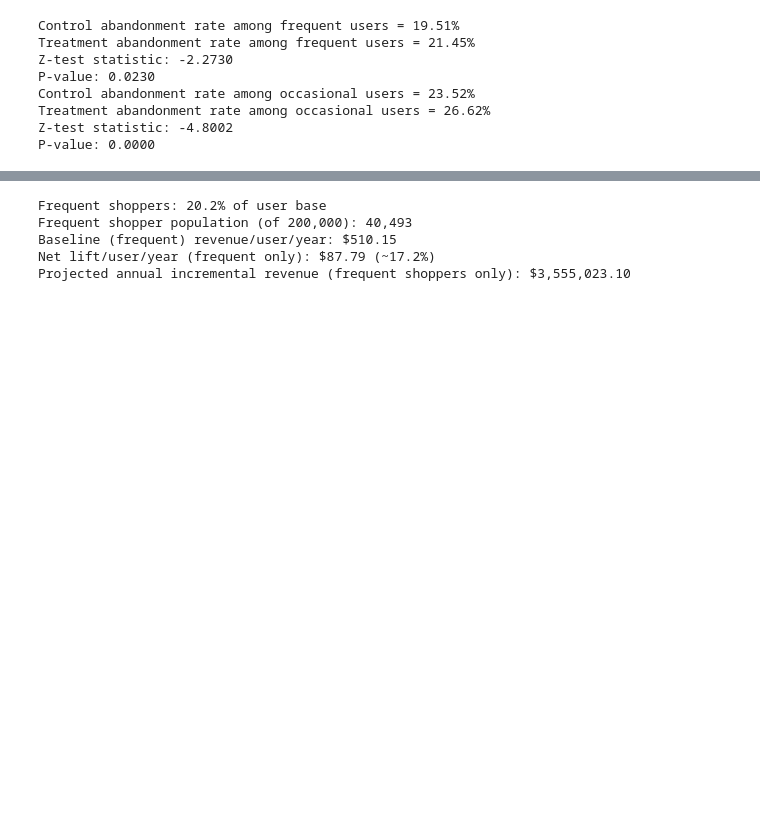
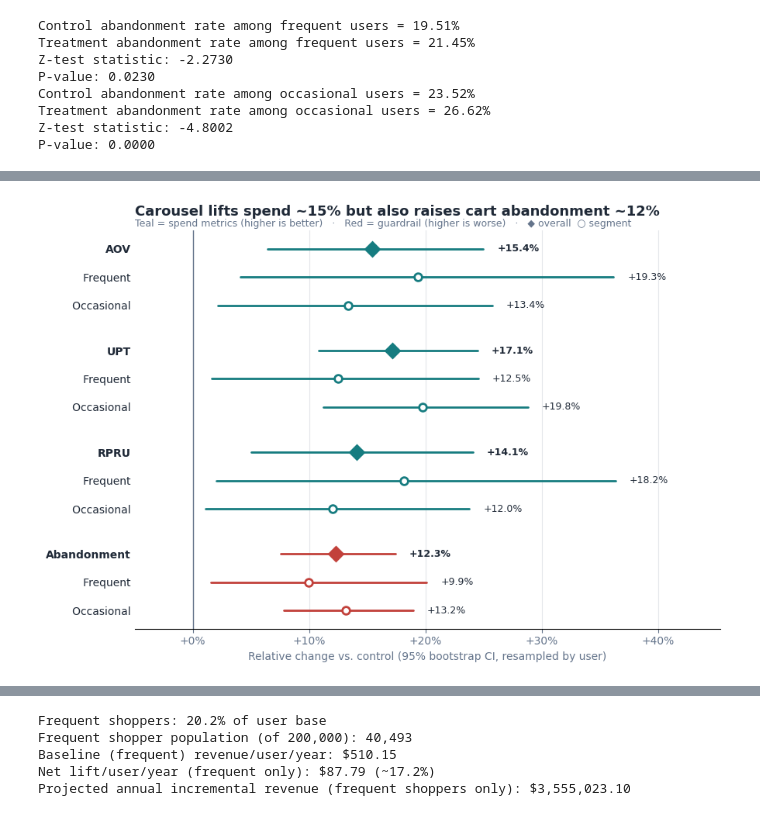
Before and after one commit to danieligbokwe/personalized-checkout-ab-test, a Jupyter notebook: notebooks/analysis.ipynb, the cells around one changed output, grey strips where cells are left out. Cells and saved outputs as stored; diff of their text form; code cells hidden in the pictures; blank space fills up the shorter version.

```diff
--- a/notebooks/analysis.ipynb
+++ b/notebooks/analysis.ipynb
@@ -3,3 +23,8 @@ import numpy as np
 import pandas as pd
 from scipy.stats import chisquare, ttest_ind
 from statsmodels.stats.proportion import proportions_ztest
+import matplotlib.pyplot as plt
+import statsmodels.api as sm
+from statsmodels.stats.multitest import multipletests
+
+RNG = np.random.default_rng(42)
@@ -380,0 +484,15 @@ P-value: 0.0000
+# %%
+segment_tests = {
+    'AOV — frequent':          ttest_ind(freq_control_amounts, freq_treatment_amounts, equal_var=False).pvalue,
+    'AOV — occasional':        ttest_ind(occ_control_amounts, occ_treatment_amounts, equal_var=False).pvalue,
+    'RPRU — frequent':         ttest_ind(freq_control_spend, freq_treatment_spend, equal_var=False).pvalue,
+    'RPRU — occasional':       ttest_ind(occ_control_spend, occ_treatment_spend, equal_var=False).pvalue,
+    'Abandonment — frequent':  proportions_ztest(count=freq_abandonments, nobs=freq_sessions)[1],
+    'Abandonment — occasional': proportions_ztest(count=occ_abandonments, nobs=occ_sessions)[1],
+}
+reject, p_holm, _, _ = multipletests(list(segment_tests.values()), alpha=0.05, method='holm')
+holm = pd.DataFrame({'raw_p': segment_tests.values(), 'holm_p': p_holm, 'significant': reject},
+                    index=segment_tests.keys())
+holm.round(4)
+# After correction, only the occasional-shopper abandonment increase remains significant.
+# Segment-level spend lifts should be treated as exploratory, not confirmed.
@@ -380,0 +572,43 @@ P-value: 0.0000
+# %%
+# Summary chart: relative lift vs. control with 95% CI (also used in the README)
+SPEND, GUARD, INK, MUTED, GRID = '#167C80', '#C2413B', '#1F2937', '#64748B', '#E5E7EB'
+
+fig, ax = plt.subplots(figsize=(9, 6.2))
+y, yticks, ylabels = 0, [], []
+for metric in METRICS:
+    color = GUARD if metric == 'Abandonment' else SPEND
+    for _, r in lifts[lifts['metric'] == metric].iterrows():
+        overall = r['segment'] == 'Overall'
+        ax.plot([r['ci_low'], r['ci_high']], [y, y], color=color, lw=2, solid_capstyle='round')
+        ax.plot(r['lift'], y, marker='D' if overall else 'o', ms=9 if overall else 7,
+                color=color if overall else 'white', mec=color, mew=2, zorder=3)
+        ax.text(r['ci_high'] + 0.012, y, f"{r['lift']:+.1%}", va='center', fontsize=9,
+                color=INK, fontweight='bold' if overall else 'normal')
+        yticks.append(y)
+        ylabels.append(f"{metric}" if overall else f"   {r['segment']}")
+        y -= 1
+    y -= 0.6
+
+ax.axvline(0, color=MUTED, lw=1)
+ax.set_yticks(yticks, ylabels)
+for lbl in ax.get_yticklabels():
+    if not lbl.get_text().startswith(' '):
+        lbl.set_fontweight('bold')
+ax.xaxis.set_major_formatter(plt.FuncFormatter(lambda v, _: f'{v:+.0%}'))
+ax.set_xlim(min(-0.05, lifts['ci_low'].min() - 0.02), lifts['ci_high'].max() + 0.09)
+ax.grid(axis='x', color=GRID, lw=0.8)
+ax.set_axisbelow(True)
+for s in ('top', 'right', 'left'):
+    ax.spines[s].set_visible(False)
+ax.tick_params(axis='y', length=0, colors=INK)
+ax.tick_params(axis='x', colors=MUTED)
+ax.set_xlabel('Relative change vs. control (95% bootstrap CI, resampled by user)', color=MUTED)
+ax.set_title('Carousel lifts spend ~15% but also raises cart abandonment ~12%',
+             loc='left', fontsize=13, fontweight='bold', color=INK, pad=14)
+ax.text(0, 1.01, 'Teal = spend metrics (higher is better)   ·   Red = guardrail (higher is worse)   ·   ◆ overall  ○ segment',
+        transform=ax.transAxes, fontsize=9, color=MUTED)
+fig.tight_layout()
+fig.savefig('../assets/lift_summary.png', dpi=200, bbox_inches='tight', facecolor='white')
+plt.show()
+# %% [output]
+[figure, added]
```
Also changed, not shown: parts of 31 cells of this notebook, 7 other files.
